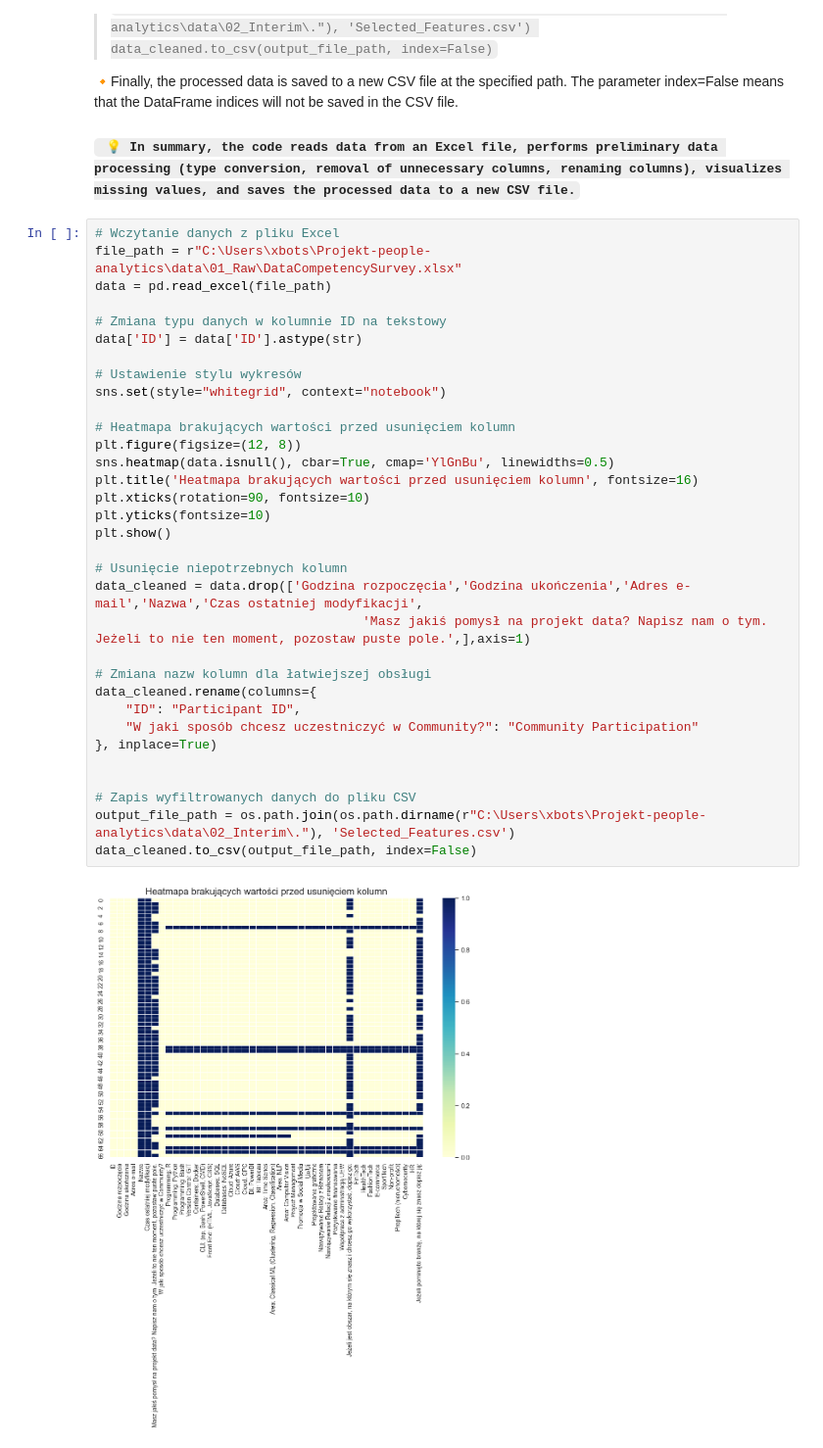
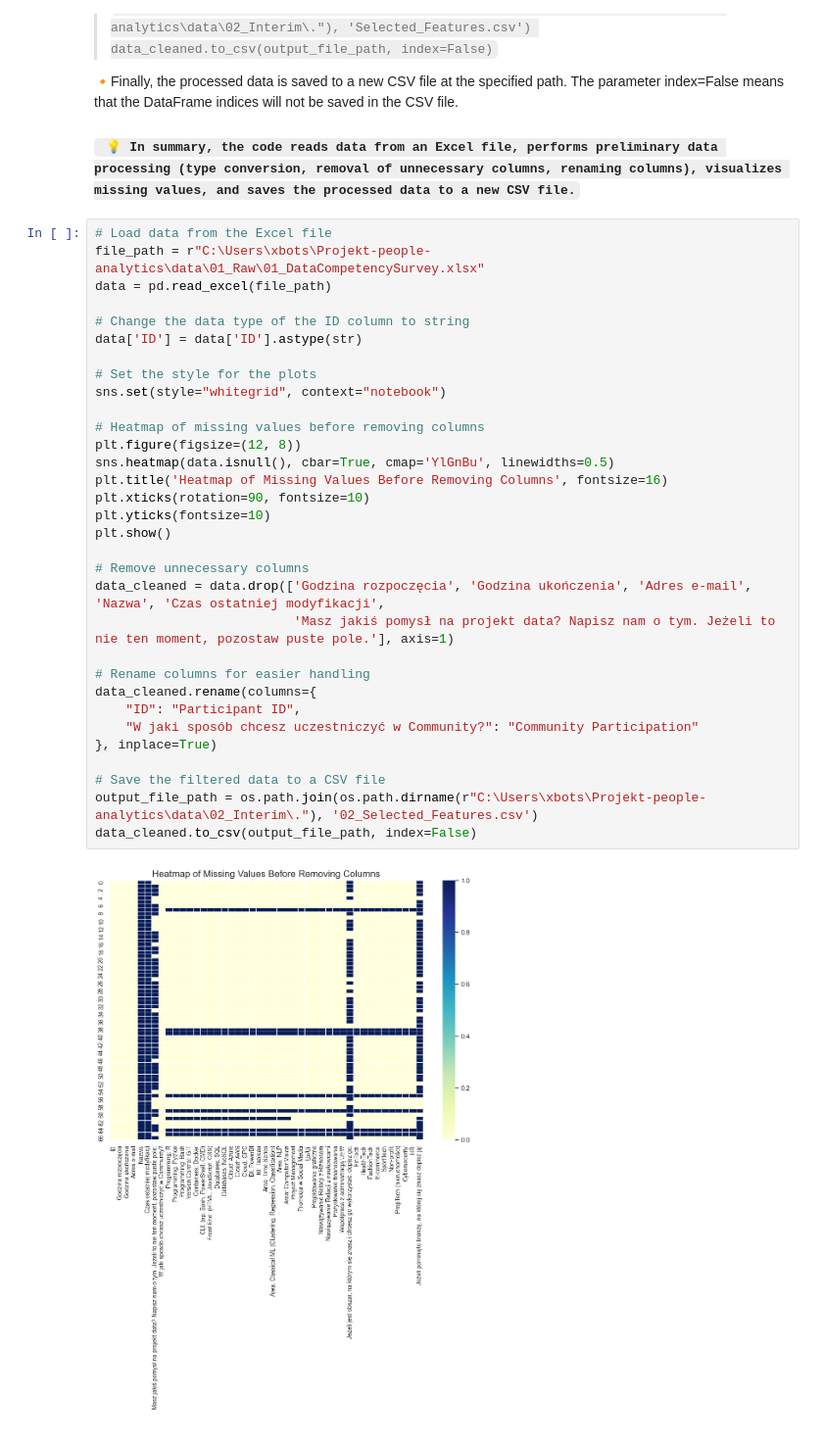
Before and after one commit to Zdanekk/Projekt-people-analytics, a Jupyter notebook: notebooks/01_DataPreprocessing.ipynb, the cells around one changed output. Shown at 98% size. Cells and saved outputs as stored; diff of their text form.

````diff
--- a/notebooks/01_DataPreprocessing.ipynb
+++ b/notebooks/01_DataPreprocessing.ipynb
@@ -79,37 +78,36 @@ data_cleaned.to_csv(output_file_path, index=False)
 
 #### **``` 💡 In summary, the code reads data from an Excel file, performs preliminary data processing (type conversion, removal of unnecessary columns, renaming columns), visualizes missing values, and saves the processed data to a new CSV file.```**
 # %%
-# Wczytanie danych z pliku Excel
-file_path = r"C:\Users\xbots\Projekt-people-analytics\data\01_Raw\DataCompetencySurvey.xlsx"
+# Load data from the Excel file
+file_path = r"C:\Users\xbots\Projekt-people-analytics\data\01_Raw\01_DataCompetencySurvey.xlsx"
 data = pd.read_excel(file_path)
 
-# Zmiana typu danych w kolumnie ID na tekstowy
+# Change the data type of the ID column to string
 data['ID'] = data['ID'].astype(str)
 
-# Ustawienie stylu wykresów
+# Set the style for the plots
 sns.set(style="whitegrid", context="notebook")
 
-# Heatmapa brakujących wartości przed usunięciem kolumn
+# Heatmap of missing values before removing columns
 plt.figure(figsize=(12, 8))
 sns.heatmap(data.isnull(), cbar=True, cmap='YlGnBu', linewidths=0.5)
-plt.title('Heatmapa brakujących wartości przed usunięciem kolumn', fontsize=16)
+plt.title('Heatmap of Missing Values Before Removing Columns', fontsize=16)
 plt.xticks(rotation=90, fontsize=10)
 plt.yticks(fontsize=10)
 plt.show()
 
-# Usunięcie niepotrzebnych kolumn
-data_cleaned = data.drop(['Godzina rozpoczęcia','Godzina ukończenia','Adres e-mail','Nazwa','Czas ostatniej modyfikacji',
-                                   'Masz jakiś pomysł na projekt data? Napisz nam o tym. Jeżeli to nie ten moment, pozostaw puste pole.',],axis=1)
+# Remove unnecessary columns
+data_cleaned = data.drop(['Godzina rozpoczęcia', 'Godzina ukończenia', 'Adres e-mail', 'Nazwa', 'Czas ostatniej modyfikacji',
+                          'Masz jakiś pomysł na projekt data? Napisz nam o tym. Jeżeli to nie ten moment, pozostaw puste pole.'], axis=1)
 
-# Zmiana nazw kolumn dla łatwiejszej obsługi
+# Rename columns for easier handling
 data_cleaned.rename(columns={
     "ID": "Participant ID",
     "W jaki sposób chcesz uczestniczyć w Community?": "Community Participation"
 }, inplace=True)
 
-
-# Zapis wyfiltrowanych danych do pliku CSV
-output_file_path = os.path.join(os.path.dirname(r"C:\Users\xbots\Projekt-people-analytics\data\02_Interim\."), 'Selected_Features.csv')
+# Save the filtered data to a CSV file
+output_file_path = os.path.join(os.path.dirname(r"C:\Users\xbots\Projekt-people-analytics\data\02_Interim\."), '02_Selected_Features.csv')
 data_cleaned.to_csv(output_file_path, index=False)
 # %% [output]
-[figure, old version]
+[figure, new version]
````
Also changed, not shown: parts of 1 cell of this notebook, 5 other files.
